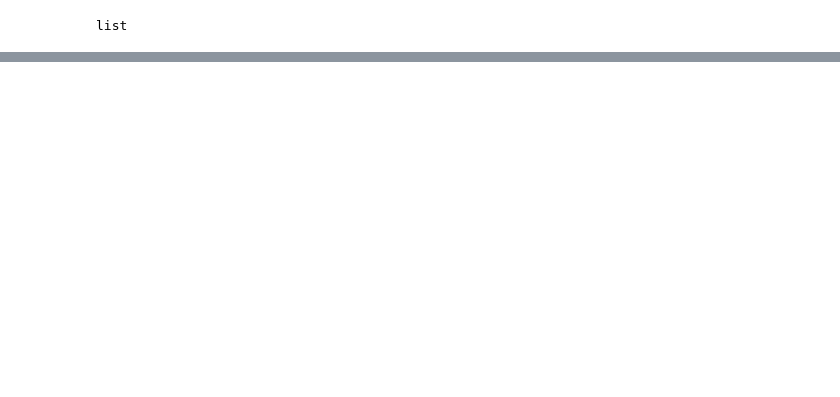
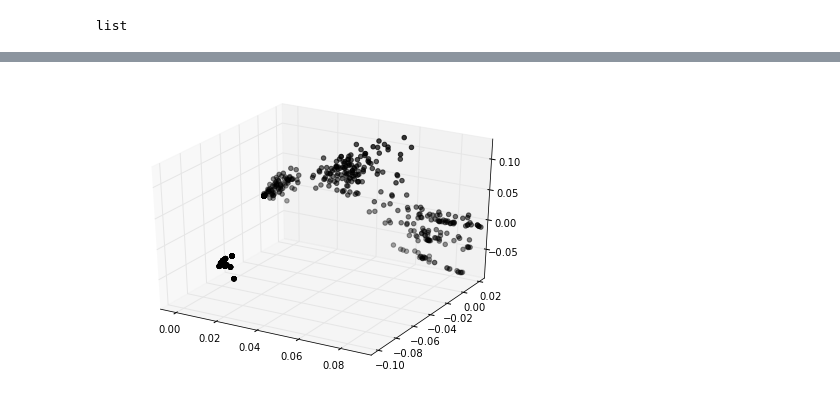
Before and after one commit to genevievekathleensmith/insight, a Jupyter notebook: term doc matrix.ipynb, the cells around one changed output, grey strips where cells are left out. Drawn from its saved outputs; the diff is of its cells as text; code cells hidden in the pictures; blank space fills up the shorter version.

```diff
--- a/term doc matrix.ipynb
+++ b/term doc matrix.ipynb
@@ -196,2 +244,8 @@ type(similarity_matrix), size(similarity_matrix)
 # %%
 states = [d['stateCd'] if 'stateCd' in d else None for d in mylist]
+
+state_array = np.array(states)
+
+state_factors = pd.factorize(state_array)
+
+len(state_factors[0][0:1000])
@@ -211,0 +328,14 @@ data_svd = svd(similarity_matrix)
+# %%
+# 3d scatter plot
+fig = pylab.figure()
+ax = Axes3D(fig)
+ax.scatter(U[:,1], U[:,2], U[:,3],c=list(state_factors[0][0:1000]/5))
+pyplot.show()
+
+type(U)
+np.savetxt("coordinates1.csv", U[:,1], delimiter=",")
+np.savetxt("coordinates2.csv", U[:,2], delimiter=",")
+np.savetxt("coordinates3.csv", U[:,3], delimiter=",")
+np.savetxt("states.csv",state_factors[0][0:1000], delimiter=",")
+# %% [output]
+[figure, added]
```
Also changed, not shown: parts of 59 cells of this notebook, 15 other files.
